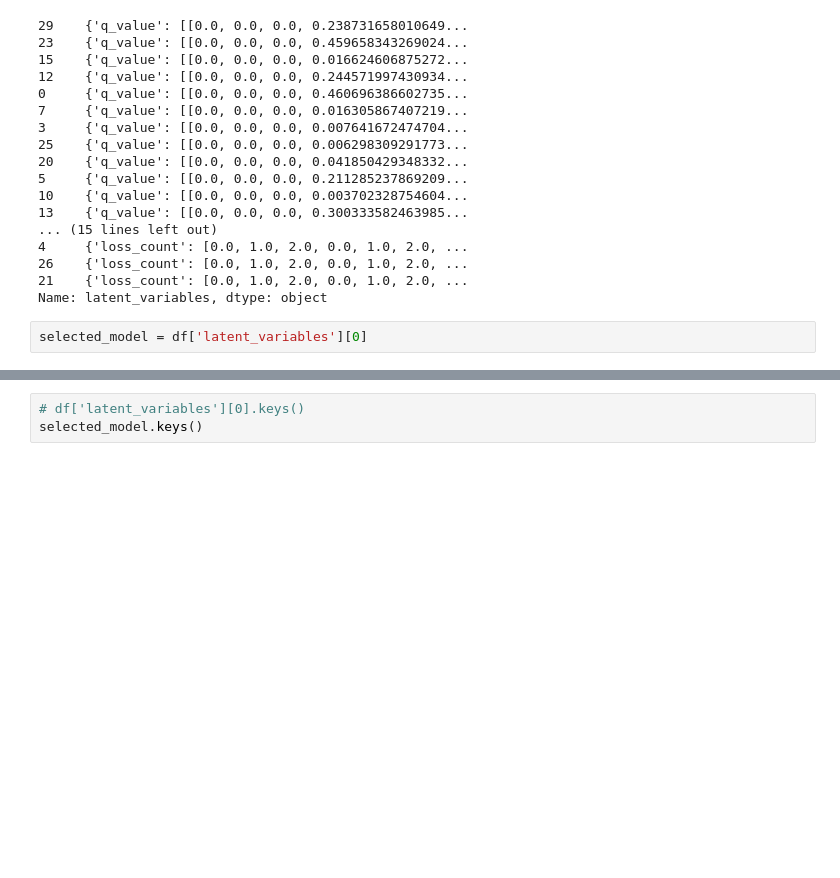
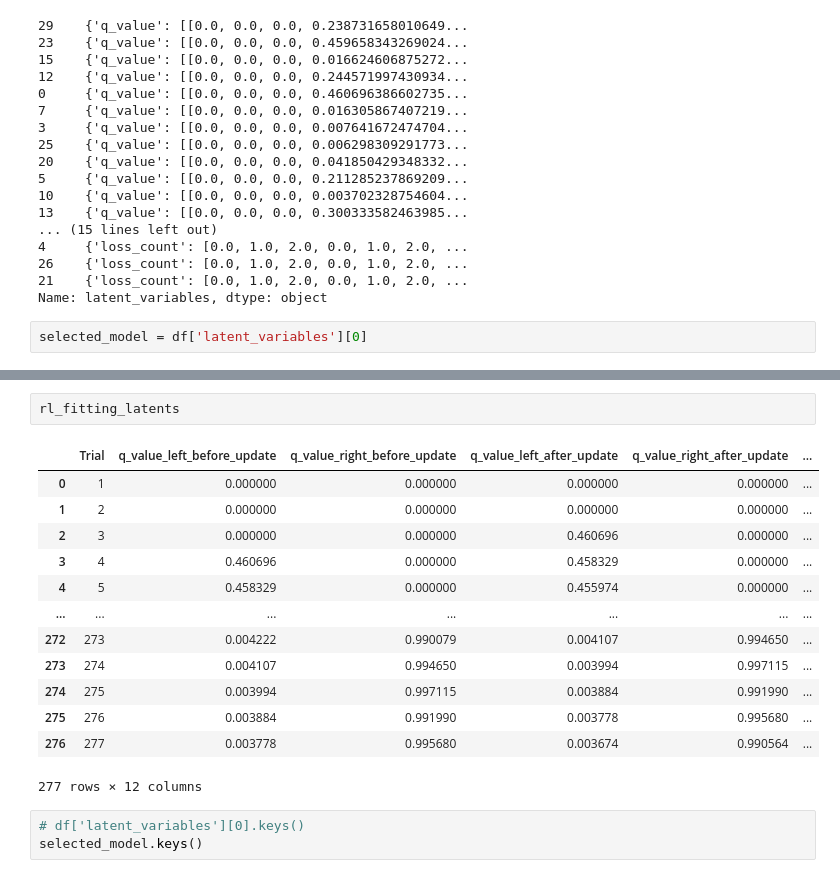
Before and after one commit to faezeamin/aindcompute-video, a Jupyter notebook: aind_analysis_pipeline_2.ipynb, the cells around one changed output, grey strips where cells are left out. Cells and saved outputs as stored; diff of their text form; blank space fills up the shorter version.

```diff
--- a/aind_analysis_pipeline_2.ipynb
+++ b/aind_analysis_pipeline_2.ipynb
@@ -99,3 +213,19 @@ selected_model = df['latent_variables'][0]
+# %%
+rl_fitting_latents
+# %% [output]
+|  | Trial | q_value_left_before_update | q_value_right_before_update | q_value_left_after_update | q_value_right_after_update | ... |
+| 0 | 1 | 0.000000 | 0.000000 | 0.000000 | 0.000000 | ... |
+| 1 | 2 | 0.000000 | 0.000000 | 0.000000 | 0.000000 | ... |
+| 2 | 3 | 0.000000 | 0.000000 | 0.460696 | 0.000000 | ... |
+| 3 | 4 | 0.460696 | 0.000000 | 0.458329 | 0.000000 | ... |
+| 4 | 5 | 0.458329 | 0.000000 | 0.455974 | 0.000000 | ... |
+| ... | ... | ... | ... | ... | ... | ... |
+| 272 | 273 | 0.004222 | 0.990079 | 0.004107 | 0.994650 | ... |
+| 273 | 274 | 0.004107 | 0.994650 | 0.003994 | 0.997115 | ... |
+| 274 | 275 | 0.003994 | 0.997115 | 0.003884 | 0.991990 | ... |
+| 275 | 276 | 0.003884 | 0.991990 | 0.003778 | 0.995680 | ... |
+| 276 | 277 | 0.003778 | 0.995680 | 0.003674 | 0.990564 | ... |
+277 rows × 12 columns
 # %%
 # df['latent_variables'][0].keys()
 selected_model.keys()
```
Also changed, not shown: parts of 13 cells of this notebook, 1 other file.
